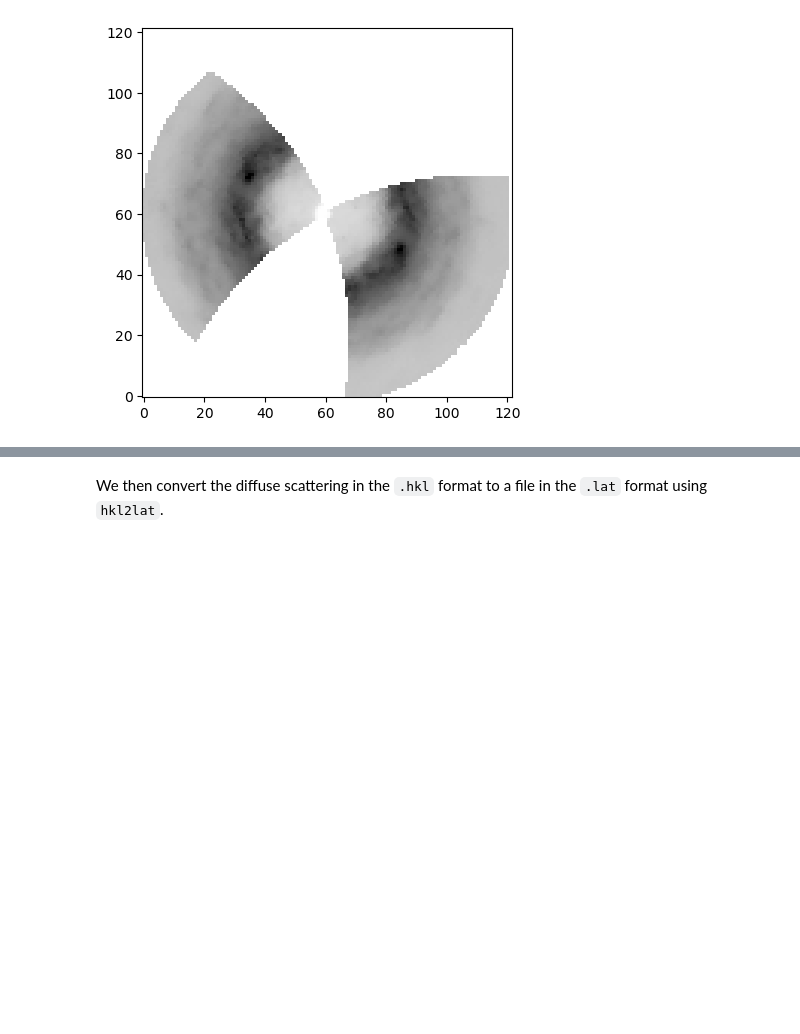
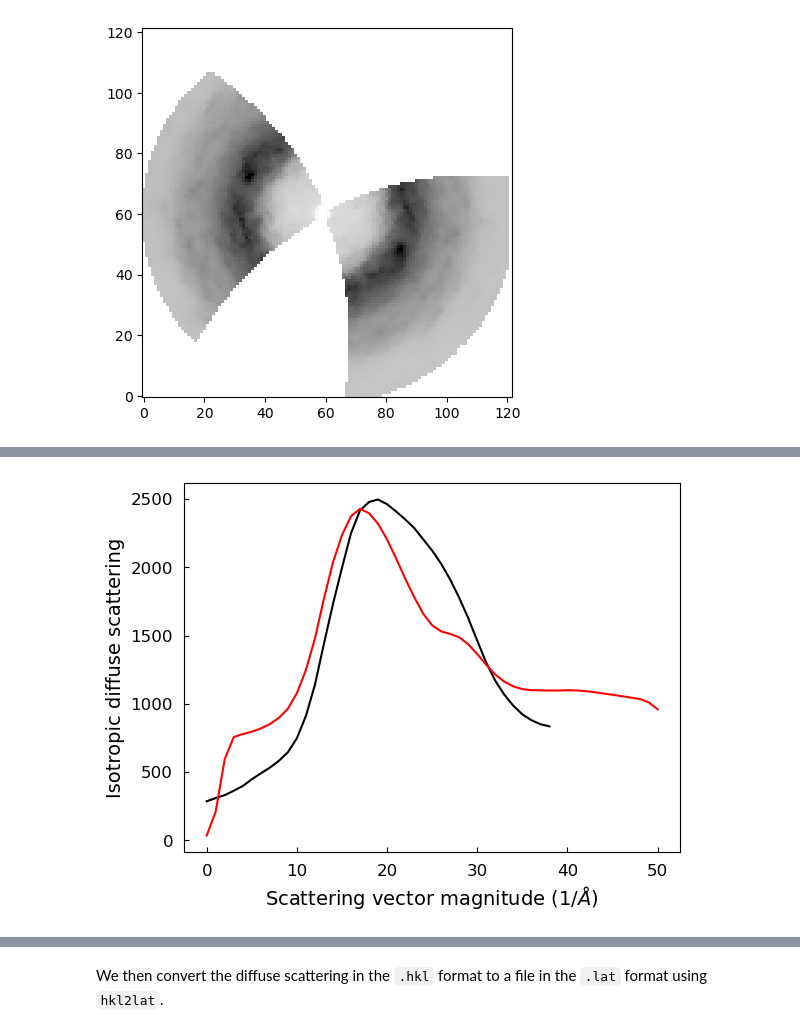
Before and after one commit to mewall/lunus, a Jupyter notebook: examples/tutorials/crystalline_MD_analysis_diffuse/Analysis_of_MD_Simulations_of_Protein_Crystals_Diffuse.ipynb, the cells around one changed output, grey strips where cells are left out. Drawn from its saved outputs; the diff is of its cells as text; code cells hidden in the pictures; blank space fills up the shorter version.

```diff
--- a/examples/tutorials/crystalline_MD_analysis_diffuse/Analysis_of_MD_Simulations_of_Protein_Crystals_Diffuse.ipynb
+++ b/examples/tutorials/crystalline_MD_analysis_diffuse/Analysis_of_MD_Simulations_of_Protein_Crystals_Diffuse.ipynb
@@ -263 +278,14 @@ First we use `lunus`' `makelt` to generate a template lattice the correct miller
+# %%
+q_sim, iso_sim = np.loadtxt("simulated_data_isotropic.dat").T
+q_exp, iso_exp = np.loadtxt("experimental_data_isotropic.dat").T
+
+f, ax = plt.subplots()
+
+ax.plot(q_sim, iso_sim/550., c="k")
+ax.plot(q_exp, iso_exp, c="r")
+ax.set_xlabel(r"Scattering vector magnitude (1/$\AA$)", size=14)
+ax.set_ylabel("Isotropic diffuse scattering", size=14)
+ax.tick_params(axis="both", direction="in", labelsize=12, pad=8)
+# %% [output]
+[figure, added]
 # %% [markdown]
```
Also changed, not shown: parts of 15 cells of this notebook.
